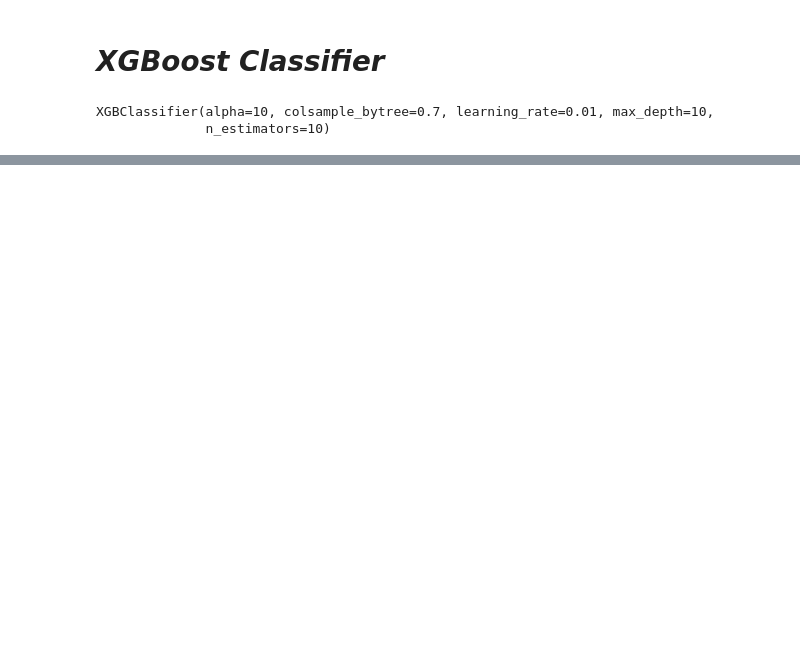
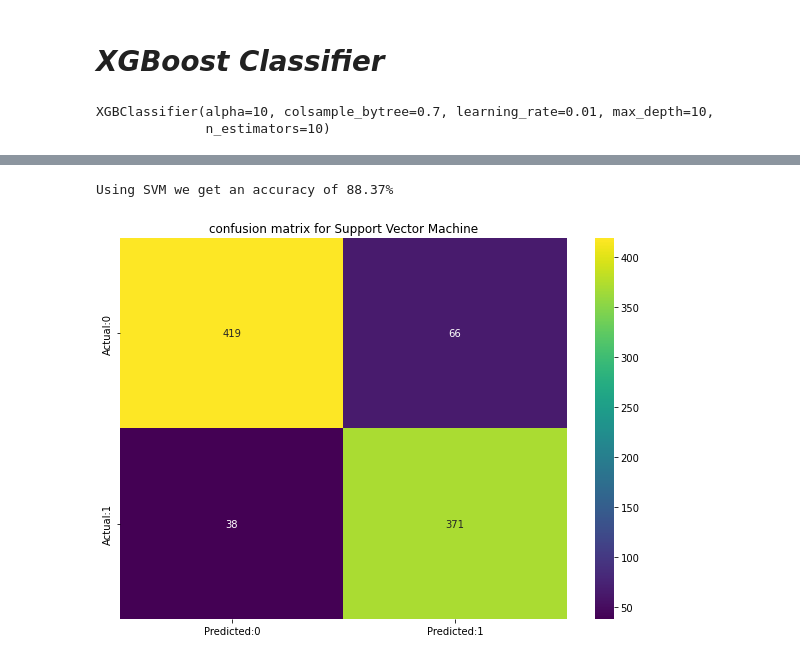
Before and after one commit to Manass20/Cardiovascular-risk-prediction-Manas, a Jupyter notebook: Cardiovascular_risk_prediction_Manas.ipynb, the cells around one changed output, grey strips where cells are left out. Saved outputs shown, nothing was run; the diff lists cells and outputs as text; code cells hidden in the pictures; blank space fills up the shorter version.

```diff
--- a/Cardiovascular_risk_prediction_Manas.ipynb
+++ b/Cardiovascular_risk_prediction_Manas.ipynb
@@ -944,0 +992,11 @@ plt.show()
+# %%
+# running grid search for optimal parameters
+param_grid = {'C': [0.1,1, 10],
+              'gamma': [1,0.1,0.01],
+              'kernel': ['rbf','sigmoid'],
+              'probability':[True]}
+
+svm_classifier = GridSearchCV(SVC(), param_grid,cv=2)
+
+# fitting the model
+svm_classifier.fit(X_train, y_train)
@@ -944,0 +1012,2 @@ plt.show()
+# %%
+y_svm_pred = svm_classifier.predict(X_test)
@@ -944,0 +1025,15 @@ plt.show()
+# %%
+#accuracy
+svm_acc = accuracy_score(y_test,y_svm_pred)
+print(f"Using SVM we get an accuracy of {round(svm_acc*100,2)}%")
+# %% [output]
+Using SVM we get an accuracy of 88.37%
+# %%
+conf_mat = confusion_matrix(y_test,y_svm_pred)
+conf_matrix=pd.DataFrame(data=conf_mat,index=['Actual:0','Actual:1'],columns=['Predicted:0','Predicted:1'])
+plt.figure(figsize=(10,7))
+sns.heatmap(conf_matrix,annot=True,fmt='d',cmap='viridis')
+plt.title('confusion matrix for Support Vector Machine')
+plt.show()
+# %% [output]
+[figure, added]
```
Also changed, not shown: parts of 37 cells of this notebook.
